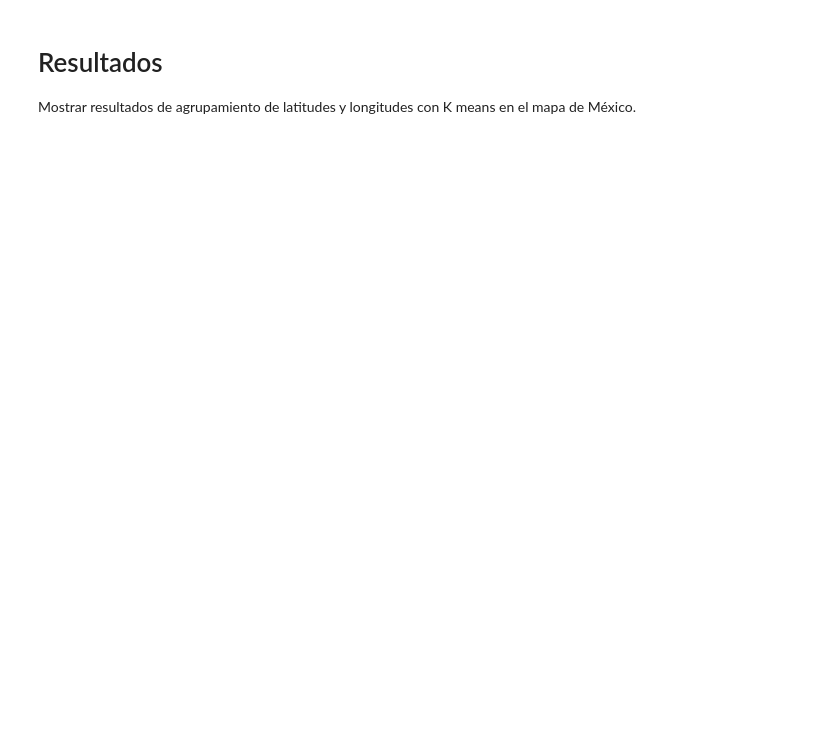
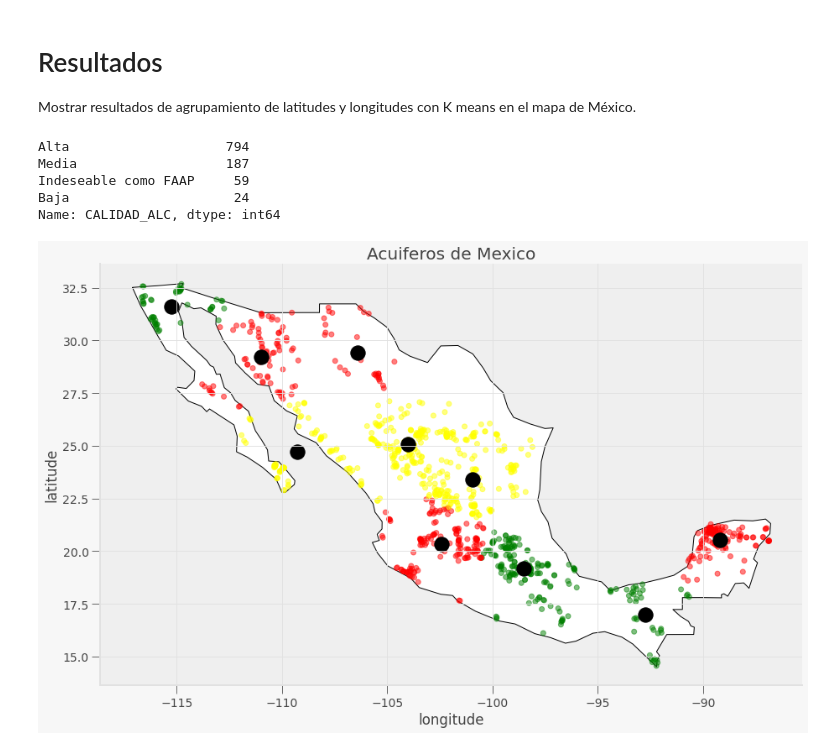
Before and after one commit to PosgradoMNA/actividades-del-projecto-equipo_98, a Jupyter notebook: Reto_DS_Parte_1.ipynb, the cells around one changed output. Cells and saved outputs as stored; diff of their text form; code cells hidden in the pictures; blank space fills up the shorter version.

```diff
--- a/Reto_DS_Parte_1.ipynb
+++ b/Reto_DS_Parte_1.ipynb
@@ -936,3 +996,34 @@ local en --- <geopy.geocoders.osm.Nominatim object at 0x...>
 # Resultados
 
 Mostrar resultados de agrupamiento de latitudes y longitudes con K means en el mapa de México.
+# %%
+df_subte['CALIDAD_ALC'].value_counts()
+# %% [output]
+Alta                    794
+Media                   187
+Indeseable como FAAP     59
+Baja                     24
+Name: CALIDAD_ALC, dtype: int64
+# %%
+fig, gax = plt.subplots(figsize=(15,10))
+colores = ['red','yellow','green','red','yellow','green','red','yellow','green','red','yellow','green']
+color_asig = []
+
+for row in labels:
+  color_asig.append(colores[row])
+
+world.query("name == 'Mexico'").plot(ax = gax, edgecolor='black', color='white') #filtramos por pais
+
+puntos_coordsub.plot(ax=gax, color=color_asig, alpha = 0.5)
+point_center.plot(ax=gax, color='black', alpha = 1, markersize = 300)
+
+gax.set_xlabel('longitude')
+gax.set_ylabel('latitude')
+gax.set_title('Acuiferos de Mexico')
+
+gax.spines['top'].set_visible(False)
+gax.spines['right'].set_visible(False)
+
+plt.show()
+# %% [output]
+[figure, added]
```
Also changed, not shown: parts of 23 cells of this notebook.
